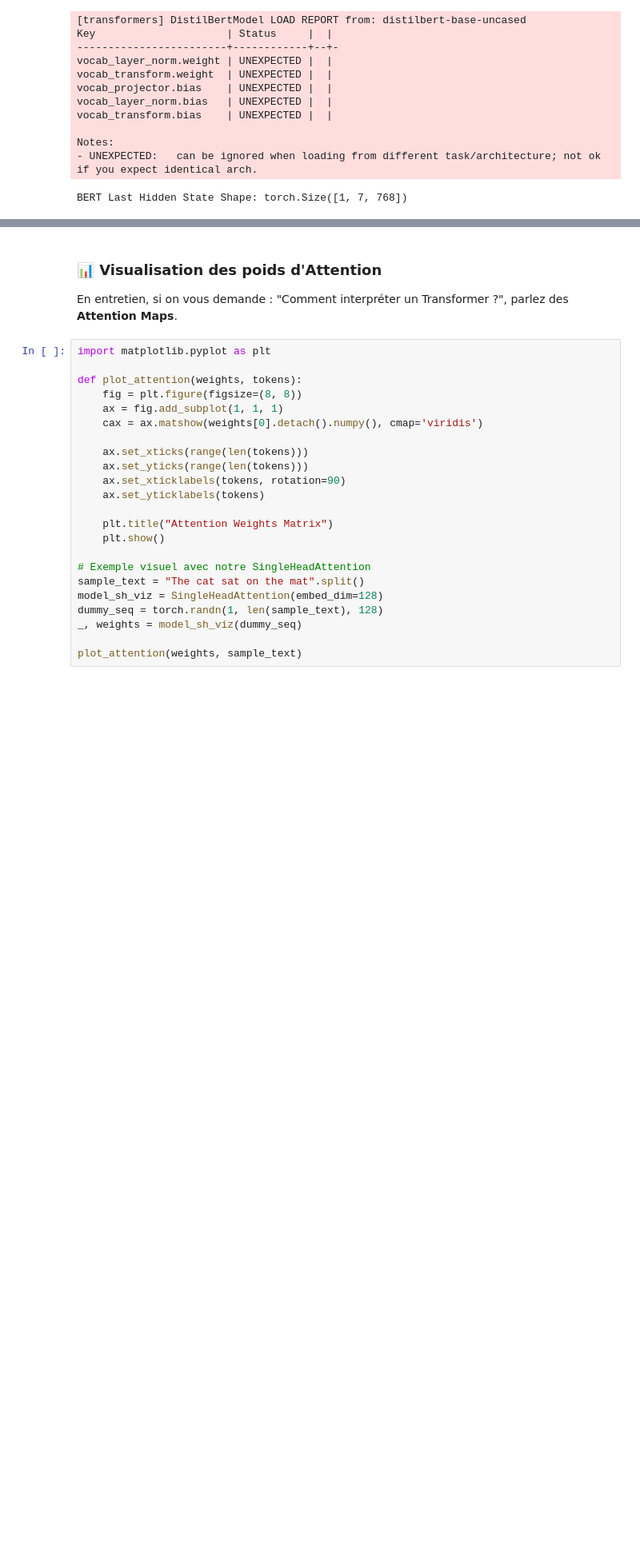
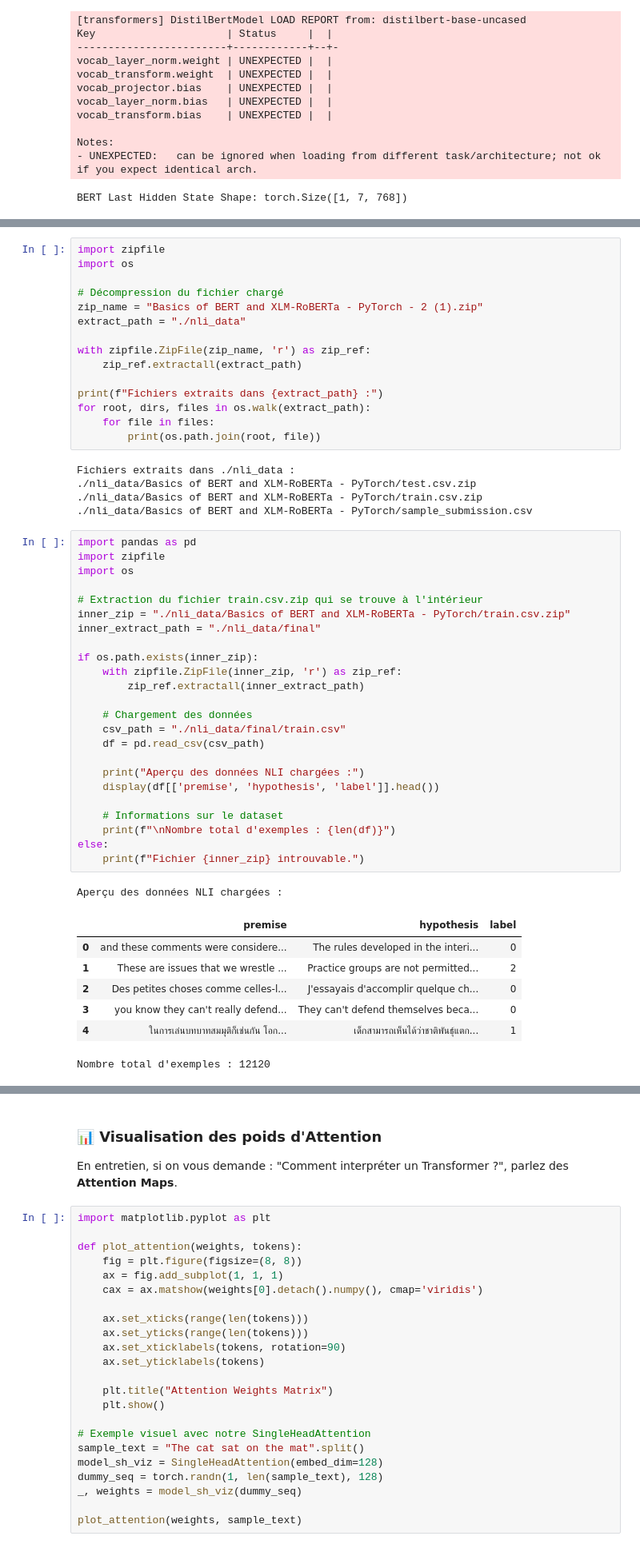
Before and after one commit to Clovis4566/TECH-TALENT-ACCELERATOR, a Jupyter notebook: Untitled75.ipynb, the cells around one changed output, grey strips where cells are left out. Shown at 80% size. Saved outputs shown, nothing was run; the diff lists cells and outputs as text; blank space fills up the shorter version.

```diff
--- a/Untitled75.ipynb
+++ b/Untitled75.ipynb
@@ -177,0 +249,53 @@ BERT Last Hidden State Shape: torch.Size([1, 7, 768])
+# %%
+import zipfile
+import os
+
+# Décompression du fichier chargé
+zip_name = "Basics of BERT and XLM-RoBERTa - PyTorch - 2 (1).zip"
+extract_path = "./nli_data"
+
+with zipfile.ZipFile(zip_name, 'r') as zip_ref:
+    zip_ref.extractall(extract_path)
+
+print(f"Fichiers extraits dans {extract_path} :")
+for root, dirs, files in os.walk(extract_path):
+    for file in files:
+        print(os.path.join(root, file))
+# %% [output]
+Fichiers extraits dans ./nli_data :
+./nli_data/Basics of BERT and XLM-RoBERTa - PyTorch/test.csv.zip
+./nli_data/Basics of BERT and XLM-RoBERTa - PyTorch/train.csv.zip
+./nli_data/Basics of BERT and XLM-RoBERTa - PyTorch/sample_submission.csv
+# %%
+import pandas as pd
+import zipfile
+import os
+
+# Extraction du fichier train.csv.zip qui se trouve à l'intérieur
+inner_zip = "./nli_data/Basics of BERT and XLM-RoBERTa - PyTorch/train.csv.zip"
+inner_extract_path = "./nli_data/final"
+
+if os.path.exists(inner_zip):
+    with zipfile.ZipFile(inner_zip, 'r') as zip_ref:
+        zip_ref.extractall(inner_extract_path)
+
+    # Chargement des données
+    csv_path = "./nli_data/final/train.csv"
+    df = pd.read_csv(csv_path)
+
+    print("Aperçu des données NLI chargées :")
+    display(df[['premise', 'hypothesis', 'label']].head())
+
+    # Informations sur le dataset
+    print(f"\nNombre total d'exemples : {len(df)}")
+else:
+    print(f"Fichier {inner_zip} introuvable.")
+# %% [output]
+Aperçu des données NLI chargées :
+|  | premise | hypothesis | label |
+| 0 | and these comments were considere... | The rules developed in the interi... | 0 |
+| 1 | These are issues that we wrestle ... | Practice groups are not permitted... | 2 |
+| 2 | Des petites choses comme celles-l... | J'essayais d'accomplir quelque ch... | 0 |
+| 3 | you know they can't really defend... | They can't defend themselves beca... | 0 |
+| 4 | ในการเล่นบทบาทสมมุติก็เช่นกัน โอก... | เด็กสามารถเห็นได้ว่าชาติพันธุ์แตก... | 1 |
+Nombre total d'exemples : 12120
```
Also changed, not shown: parts of 20 cells of this notebook.
